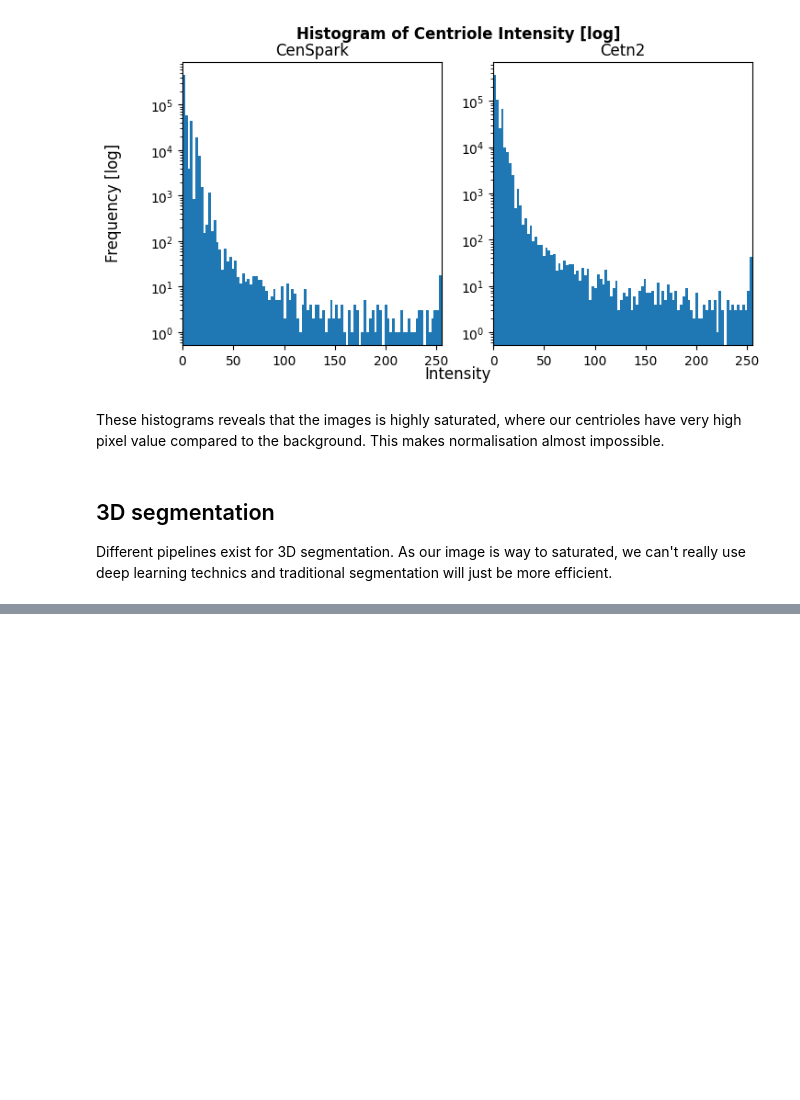
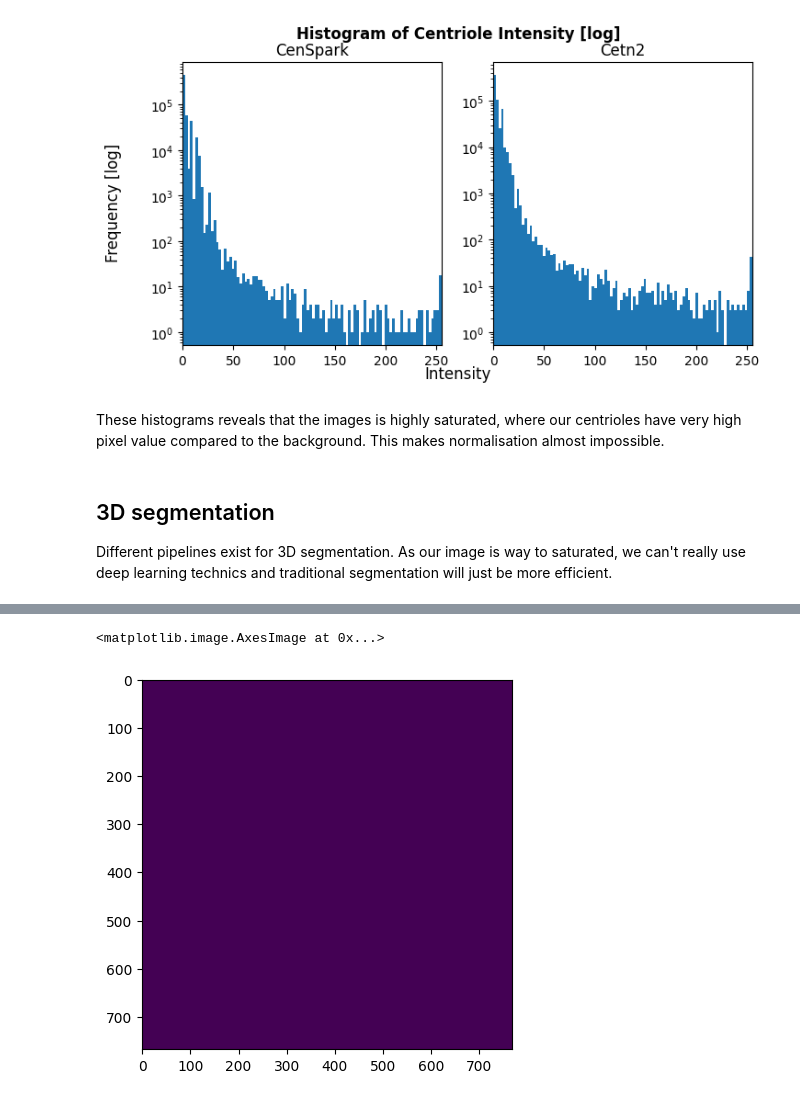
Before and after one commit to UPGON/Zfish_Centrioles_Tracking_Pipeline, a Jupyter notebook: colocalisation_analysis.ipynb, the cells around one changed output, grey strips where cells are left out. Drawn from its saved outputs; the diff is of its cells as text; code cells hidden in the pictures; blank space fills up the shorter version.

```diff
--- a/colocalisation_analysis.ipynb
+++ b/colocalisation_analysis.ipynb
@@ -161,0 +184,6 @@ plt.show()
+# %%
+test = np.zeros((768,768))
+plt.imshow(test)
+# %% [output]
+<matplotlib.image.AxesImage at 0x...>
+[figure, added]
```
Also changed, not shown: parts of 25 cells of this notebook, 3 other files.
